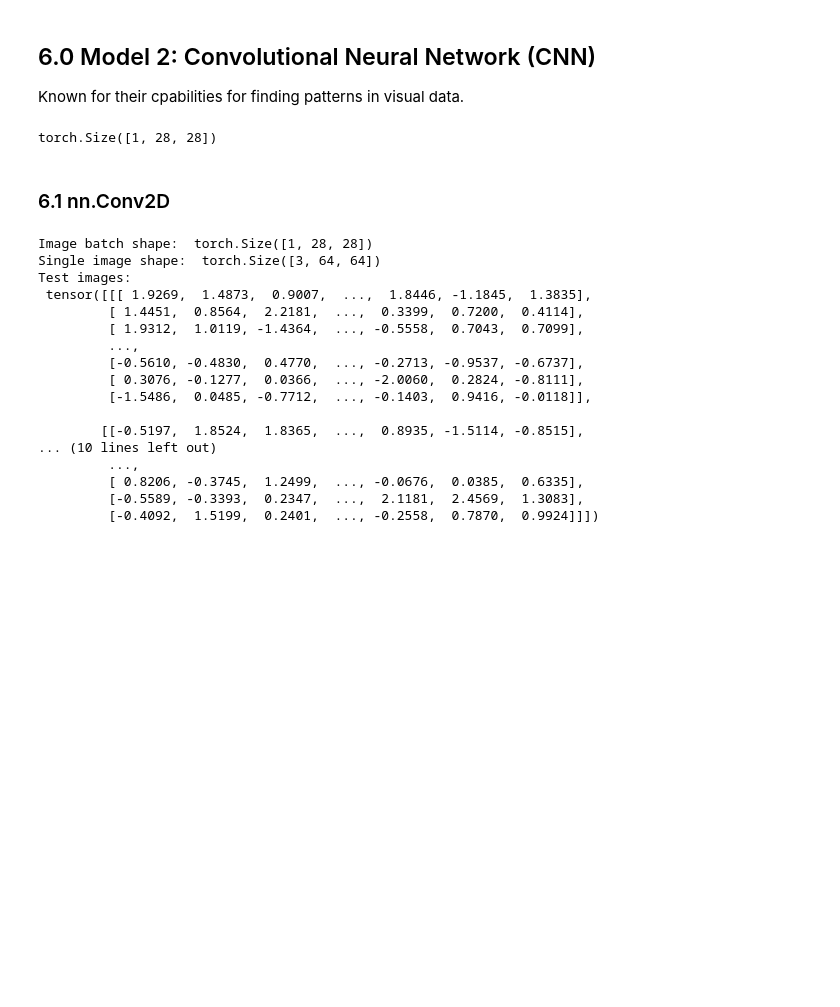
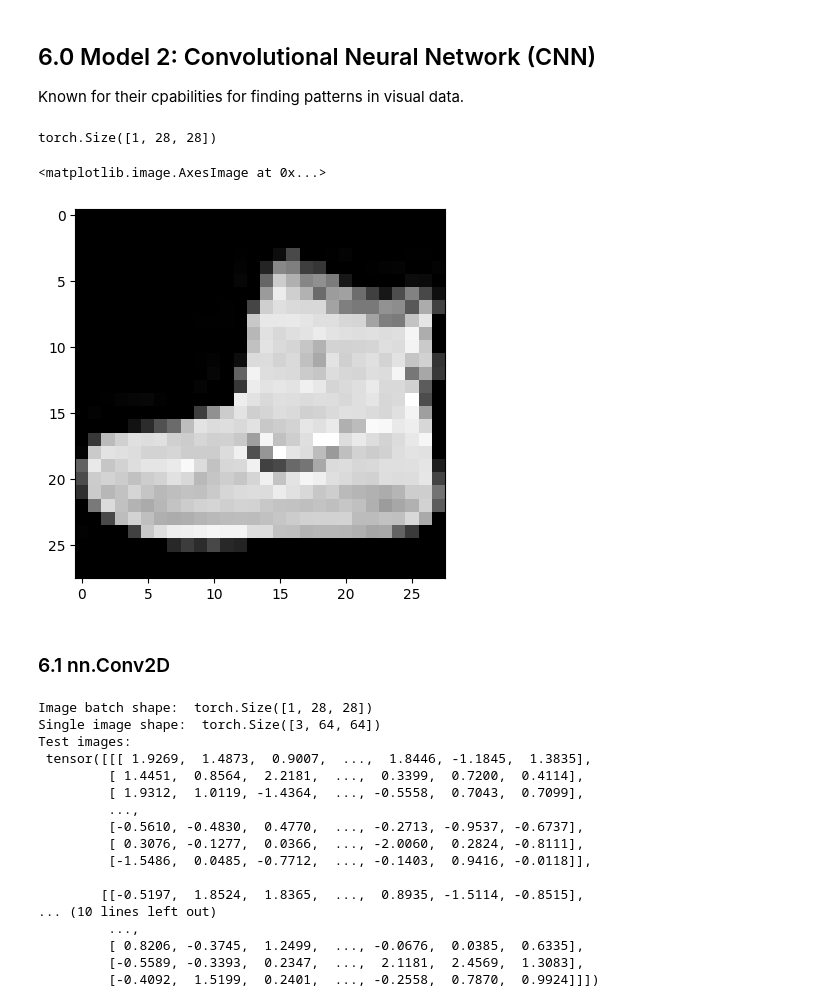
Before and after one commit to Leon-web-net/Machine_Learining, a Jupyter notebook: ComputerVision_&_CNN.ipynb, the cells around one changed output. Drawn from its saved outputs; the diff is of its cells as text; code cells hidden in the pictures; blank space fills up the shorter version.

```diff
--- a/ComputerVision_&_CNN.ipynb
+++ b/ComputerVision_&_CNN.ipynb
@@ -805,6 +801,10 @@ model_2 = FashionMNISTModel_V2(input_shape=1,
                                output_shape=len(class_names)).to(device)
 # %%
 # model_2.state_dict()
+plt.imshow(image.squeeze(), cmap="gray")
+# %% [output]
+<matplotlib.image.AxesImage at 0x...>
+[figure, added]
 # %% [markdown]
 ### 6.1 nn.Conv2D
 # %%
```
Also changed, not shown: parts of 42 cells of this notebook.
